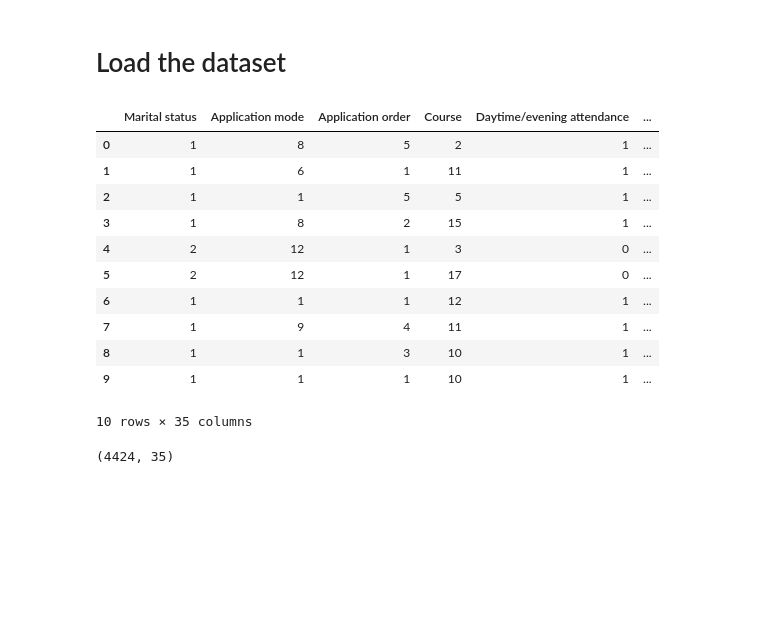
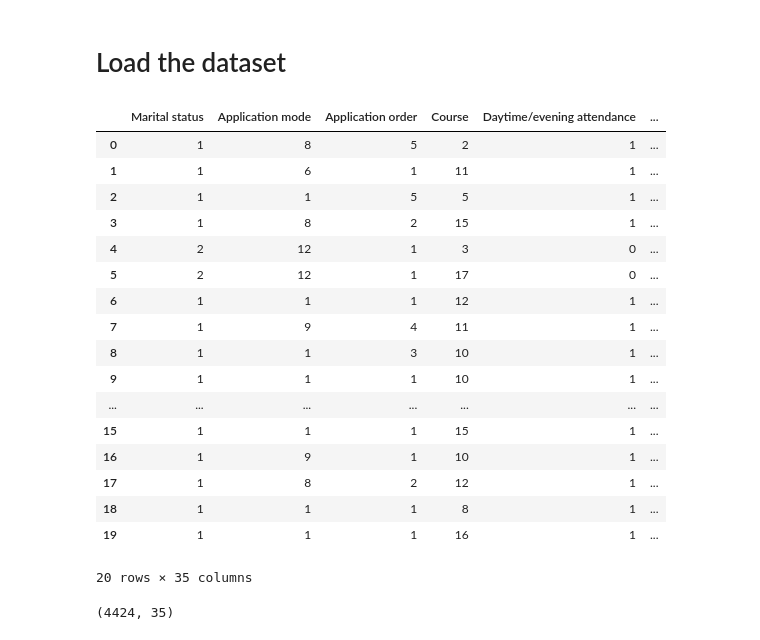
Before and after one commit to WillP-GH/CMP6202-coursework, a Jupyter notebook: notebooks/01_eda.ipynb, the cells around one changed output. Cells and saved outputs as stored; diff of their text form; code cells hidden in the pictures; blank space fills up the shorter version.

```diff
--- a/notebooks/01_eda.ipynb
+++ b/notebooks/01_eda.ipynb
@@ -28,20 +27,26 @@ DATA_PATH = "/Users/will/Desktop/Year 3 - Semester 1/Artificial Intelligence and
 #Important so original data isn't being modified, can reload this cell to restore dataset to original state
 df = pd.read_csv(DATA_PATH)
 # %%
-df.head(10)
+df.head(20)
 # %% [output]
 |  | Marital status | Application mode | Application order | Course | Daytime/evening attendance | ... |
 | 0 | 1 | 8 | 5 | 2 | 1 | ... |
 | 1 | 1 | 6 | 1 | 11 | 1 | ... |
 | 2 | 1 | 1 | 5 | 5 | 1 | ... |
 | 3 | 1 | 8 | 2 | 15 | 1 | ... |
 | 4 | 2 | 12 | 1 | 3 | 0 | ... |
 | 5 | 2 | 12 | 1 | 17 | 0 | ... |
 | 6 | 1 | 1 | 1 | 12 | 1 | ... |
 | 7 | 1 | 9 | 4 | 11 | 1 | ... |
 | 8 | 1 | 1 | 3 | 10 | 1 | ... |
 | 9 | 1 | 1 | 1 | 10 | 1 | ... |
+| ... | ... | ... | ... | ... | ... | ... |
+| 15 | 1 | 1 | 1 | 15 | 1 | ... |
+| 16 | 1 | 9 | 1 | 10 | 1 | ... |
+| 17 | 1 | 8 | 2 | 12 | 1 | ... |
+| 18 | 1 | 1 | 1 | 8 | 1 | ... |
+| 19 | 1 | 1 | 1 | 16 | 1 | ... |
-10 rows × 35 columns
+20 rows × 35 columns
 # %%
 #Dataset has 4424 rows, 35 columns
 print(df.shape)
```
Also changed, not shown: parts of 29 cells of this notebook, 1 other file.
